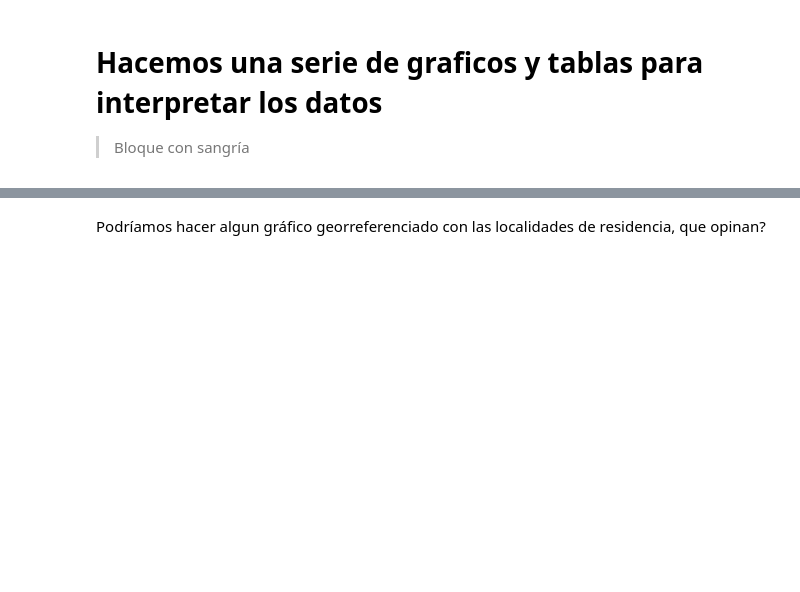
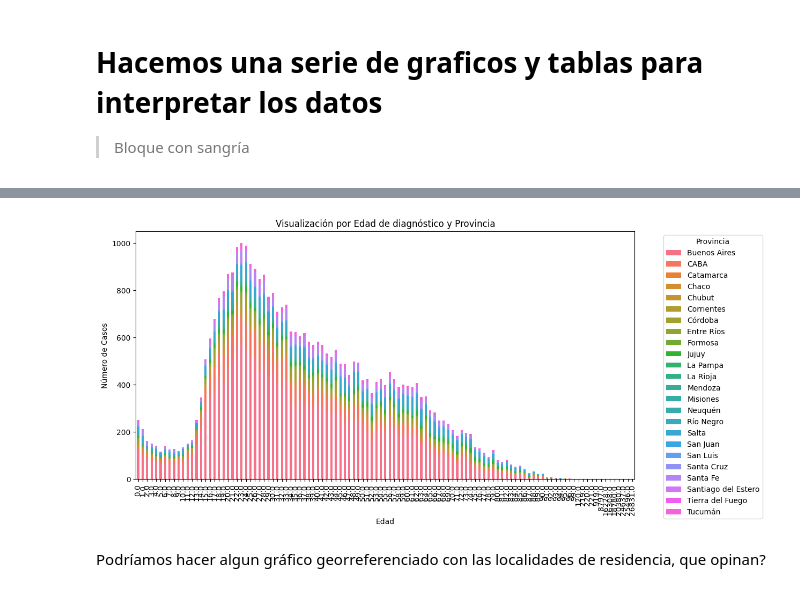
Before and after one commit to rominicky/diplocssoccomp, a Jupyter notebook: trabajo_final_TBC2019al2021(3).ipynb, the cells around one changed output, grey strips where cells are left out. Cells and saved outputs as stored; diff of their text form; code cells hidden in the pictures; blank space fills up the shorter version.

```diff
--- a/trabajo_final_TBC2019al2021(3).ipynb
+++ b/trabajo_final_TBC2019al2021(3).ipynb
@@ -500,19 +598,21 @@ plt.show()
 # %%
 import matplotlib.pyplot as plt
 
 paleta_colores = sns.color_palette('husl', n_colors=len(base['PROVINCIA_RESIDENCIA'].unique()))
 
 # Por edad y provincias, contar las ocurrencias
-agrupado = base[(base['EDAD_DIAGNOSTICO']) & (~base['PROVINCIA_RESIDENCIA'].isnull()) & (base['PROVINCIA_RESIDENCIA'] != "*sin dato*")].groupby(['EDAD_DIAGNOSTICO', 'PROVINCIA_RESIDENCIA']).size().unstack(fill_value=0)
+agrupado = base[(~base['EDAD_DIAGNOSTICO'].isnull()) & (base['PROVINCIA_RESIDENCIA'] != "*sin dato*")].groupby(['EDAD_DIAGNOSTICO', 'PROVINCIA_RESIDENCIA']).size().unstack(fill_value=0)
 
 # Crear un gráfico de barras apiladas
 agrupado.plot(kind='bar', stacked=True, figsize=(12, 6), color=paleta_colores)
 plt.title('Visualización por Edad de diagnóstico y Provincia')
 plt.xlabel('Edad')
 plt.ylabel('Número de Casos')
 plt.legend(title='Provincia', bbox_to_anchor=(1.05, 1), loc='upper left')
 
 plt.show()
+# %% [output]
+[figure, added]
 # %% [markdown]
 Podríamos hacer algun gráfico georreferenciado con las localidades de residencia, que opinan?
 # %%
```
Also changed, not shown: parts of 33 cells of this notebook.
